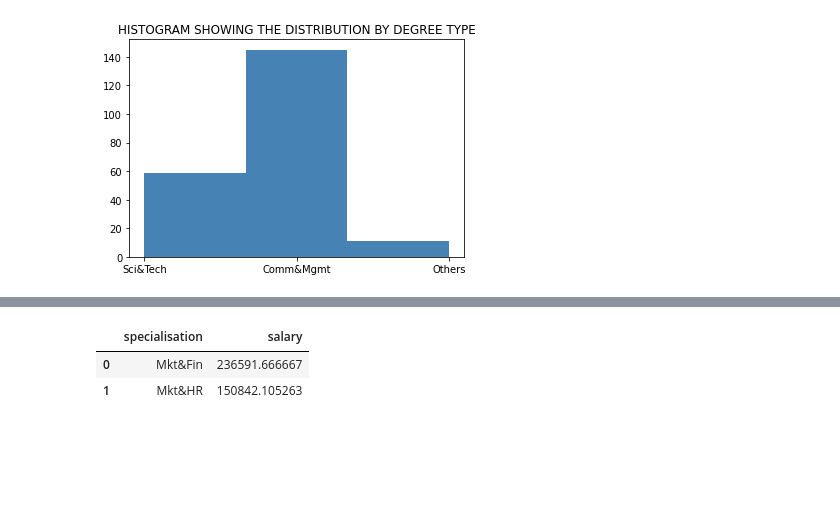
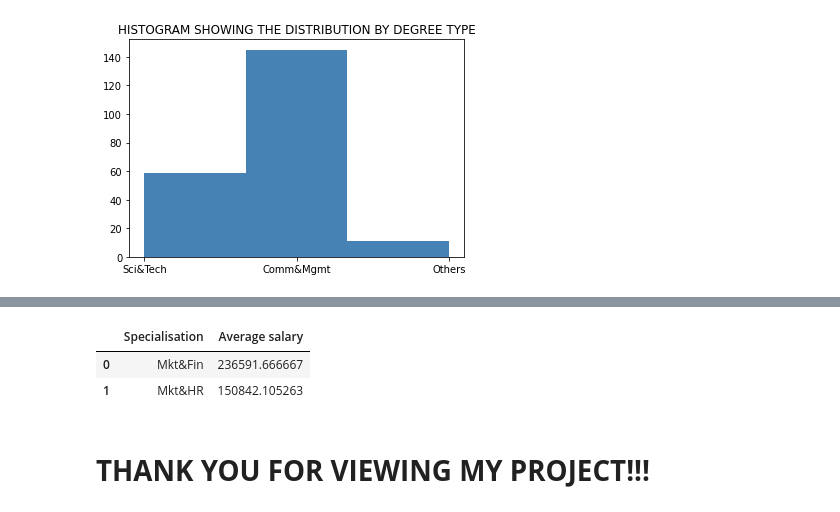
Before and after one commit to devchoplife/Campus-placement, a Jupyter notebook: school_placement.ipynb, the cells around one changed output, grey strips where cells are left out. Cells and saved outputs as stored; diff of their text form; code cells hidden in the pictures; blank space fills up the shorter version.

```diff
--- a/school_placement.ipynb
+++ b/school_placement.ipynb
@@ -251,8 +291,11 @@ gender_grp
 | 1 | M | 215043.165468 |
 # %%
 spec_grp = pment.groupby(['specialisation'], as_index = False)['salary'].mean()
+spec_grp.rename(columns = {'specialisation': 'Specialisation', 'salary': 'Average salary'}, inplace = True)
 spec_grp
 # %% [output]
-|  | specialisation | salary |
+|  | Specialisation | Average salary |
 | 0 | Mkt&Fin | 236591.666667 |
 | 1 | Mkt&HR | 150842.105263 |
+# %% [markdown]
+# **THANK YOU FOR VIEWING MY PROJECT!!!**
```
Also changed, not shown: parts of 24 cells of this notebook.
